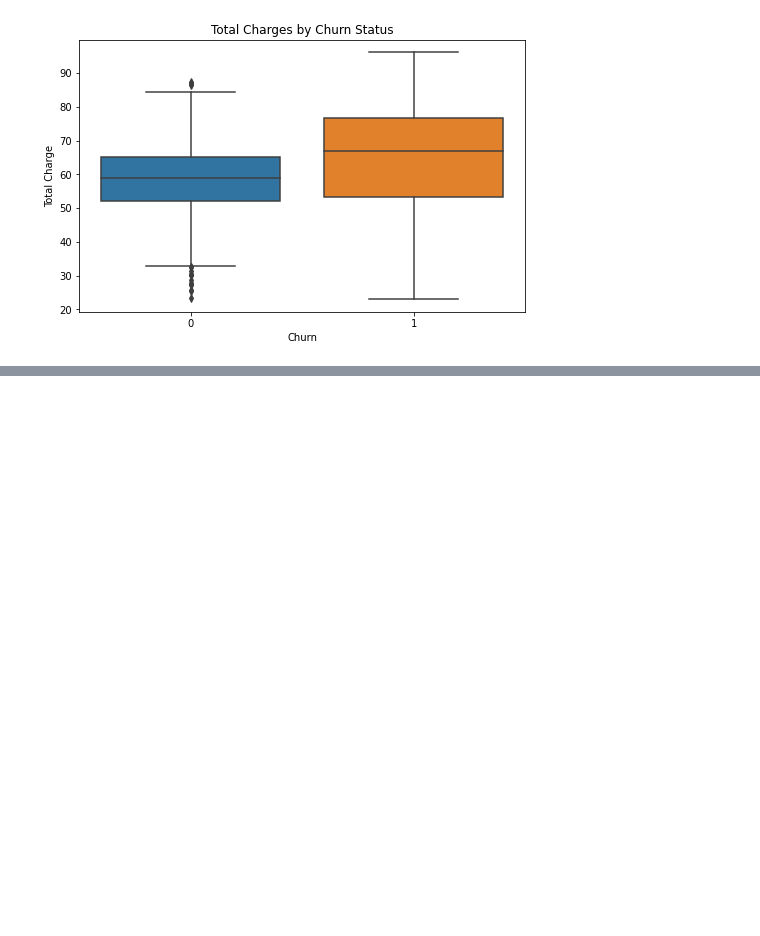
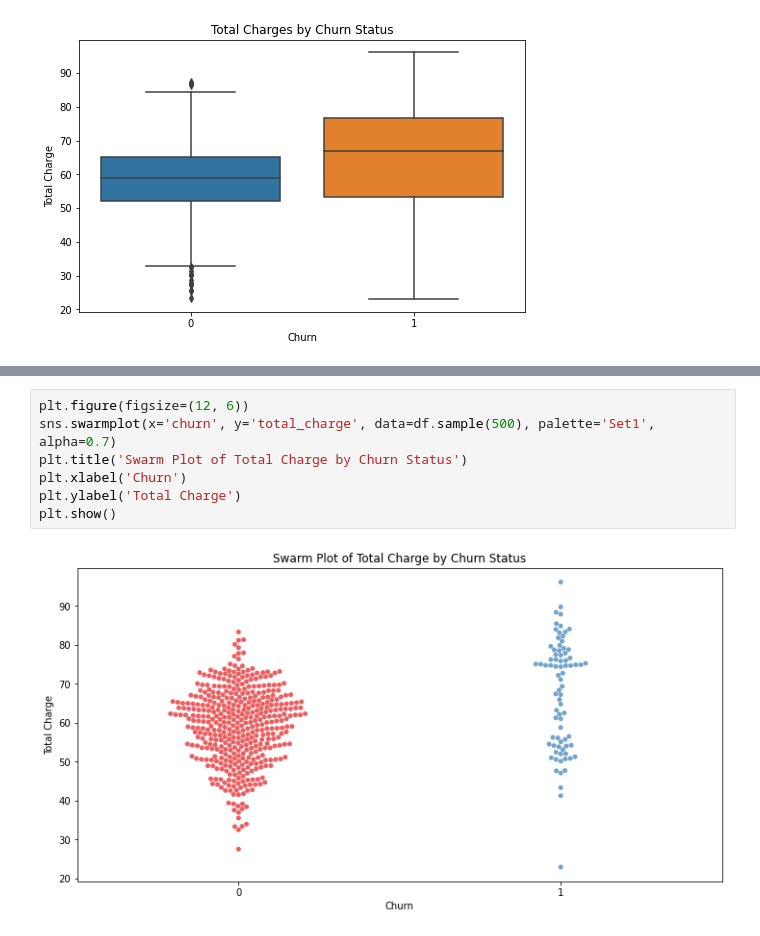
Before and after one commit to HellenDianaNjeri/SyriaTel-Customer-Churn, a Jupyter notebook: notebooks/SyriaTel Customer Churn.ipynb, the cells around one changed output, grey strips where cells are left out. Drawn from its saved outputs; the diff is of its cells as text; blank space fills up the shorter version.

```diff
--- a/notebooks/SyriaTel Customer Churn.ipynb
+++ b/notebooks/SyriaTel Customer Churn.ipynb
@@ -478,0 +490,9 @@ plt.show()
+# %%
+plt.figure(figsize=(12, 6))
+sns.swarmplot(x='churn', y='total_charge', data=df.sample(500), palette='Set1', alpha=0.7)
+plt.title('Swarm Plot of Total Charge by Churn Status')
+plt.xlabel('Churn')
+plt.ylabel('Total Charge')
+plt.show()
+# %% [output]
+[figure, added]
```
Also changed, not shown: parts of 6 cells of this notebook.
